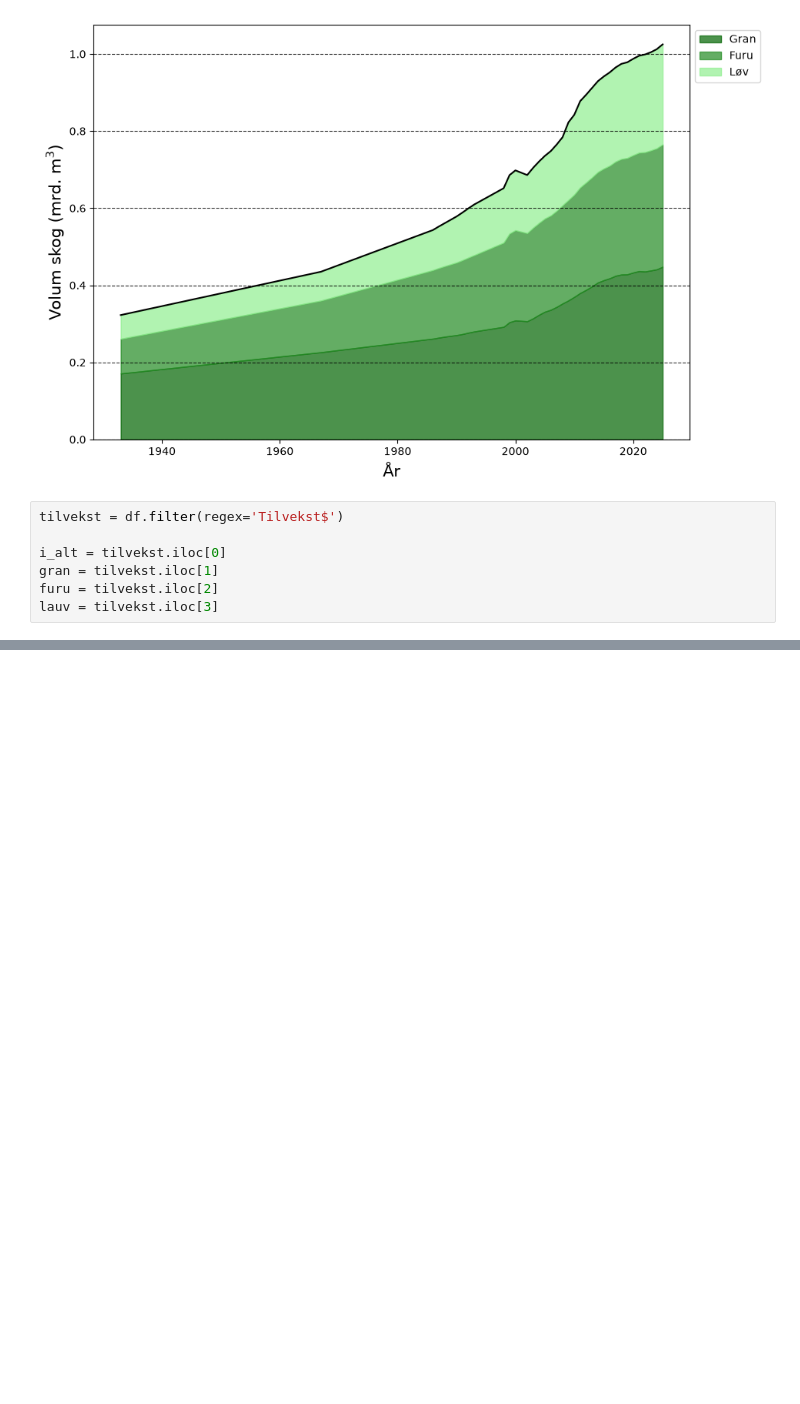
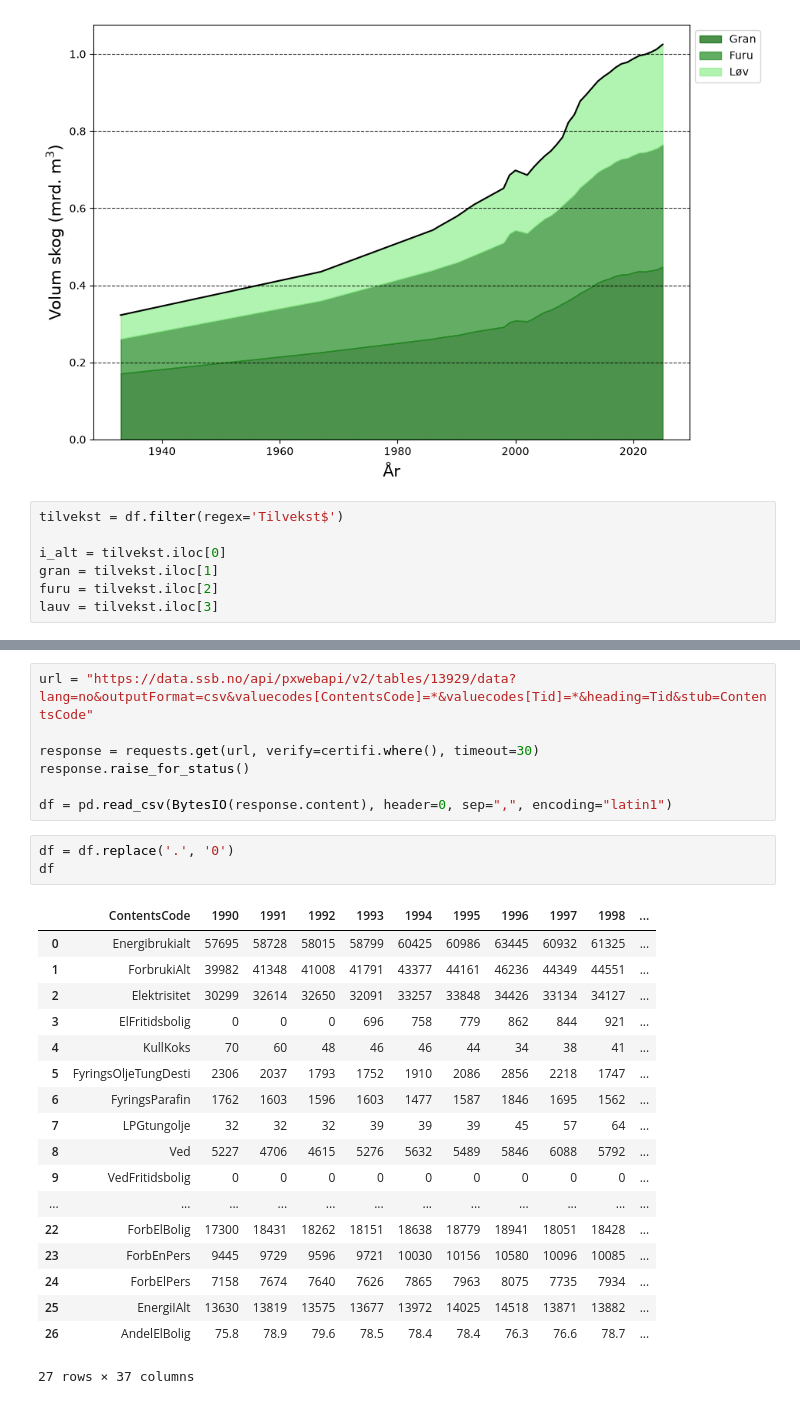
Before and after one commit to Oyvind-Aas/Electricity_and_Energy, a Jupyter notebook: Electricity_exploring.ipynb, the cells around one changed output, grey strips where cells are left out. Drawn from its saved outputs; the diff is of its cells as text; blank space fills up the shorter version.

```diff
--- a/Electricity_exploring.ipynb
+++ b/Electricity_exploring.ipynb
@@ -175,0 +179,29 @@ plt.grid(axis='y', linestyle='--', alpha=0.8, color ='black')
+# %%
+url = "https://data.ssb.no/api/pxwebapi/v2/tables/13929/data?lang=no&outputFormat=csv&valuecodes[ContentsCode]=*&valuecodes[Tid]=*&heading=Tid&stub=ContentsCode"
+
+response = requests.get(url, verify=certifi.where(), timeout=30)
+response.raise_for_status()
+
+df = pd.read_csv(BytesIO(response.content), header=0, sep=",", encoding="latin1")
+# %%
+df = df.replace('.', '0')
+df
+# %% [output]
+|  | ContentsCode | 1990 | 1991 | 1992 | 1993 | 1994 | 1995 | 1996 | 1997 | 1998 | ... |
+| 0 | Energibrukialt | 57695 | 58728 | 58015 | 58799 | 60425 | 60986 | 63445 | 60932 | 61325 | ... |
+| 1 | ForbrukiAlt | 39982 | 41348 | 41008 | 41791 | 43377 | 44161 | 46236 | 44349 | 44551 | ... |
+| 2 | Elektrisitet | 30299 | 32614 | 32650 | 32091 | 33257 | 33848 | 34426 | 33134 | 34127 | ... |
+| 3 | ElFritidsbolig | 0 | 0 | 0 | 696 | 758 | 779 | 862 | 844 | 921 | ... |
+| 4 | KullKoks | 70 | 60 | 48 | 46 | 46 | 44 | 34 | 38 | 41 | ... |
+| 5 | FyringsOljeTungDesti | 2306 | 2037 | 1793 | 1752 | 1910 | 2086 | 2856 | 2218 | 1747 | ... |
+| 6 | FyringsParafin | 1762 | 1603 | 1596 | 1603 | 1477 | 1587 | 1846 | 1695 | 1562 | ... |
+| 7 | LPGtungolje | 32 | 32 | 32 | 39 | 39 | 39 | 45 | 57 | 64 | ... |
+| 8 | Ved | 5227 | 4706 | 4615 | 5276 | 5632 | 5489 | 5846 | 6088 | 5792 | ... |
+| 9 | VedFritidsbolig | 0 | 0 | 0 | 0 | 0 | 0 | 0 | 0 | 0 | ... |
+| ... | ... | ... | ... | ... | ... | ... | ... | ... | ... | ... | ... |
+| 22 | ForbElBolig | 17300 | 18431 | 18262 | 18151 | 18638 | 18779 | 18941 | 18051 | 18428 | ... |
+| 23 | ForbEnPers | 9445 | 9729 | 9596 | 9721 | 10030 | 10156 | 10580 | 10096 | 10085 | ... |
+| 24 | ForbElPers | 7158 | 7674 | 7640 | 7626 | 7865 | 7963 | 8075 | 7735 | 7934 | ... |
+| 25 | EnergiIAlt | 13630 | 13819 | 13575 | 13677 | 13972 | 14025 | 14518 | 13871 | 13882 | ... |
+| 26 | AndelElBolig | 75.8 | 78.9 | 79.6 | 78.5 | 78.4 | 78.4 | 76.3 | 76.6 | 78.7 | ... |
+27 rows × 37 columns
```
Also changed, not shown: parts of 6 cells of this notebook.
